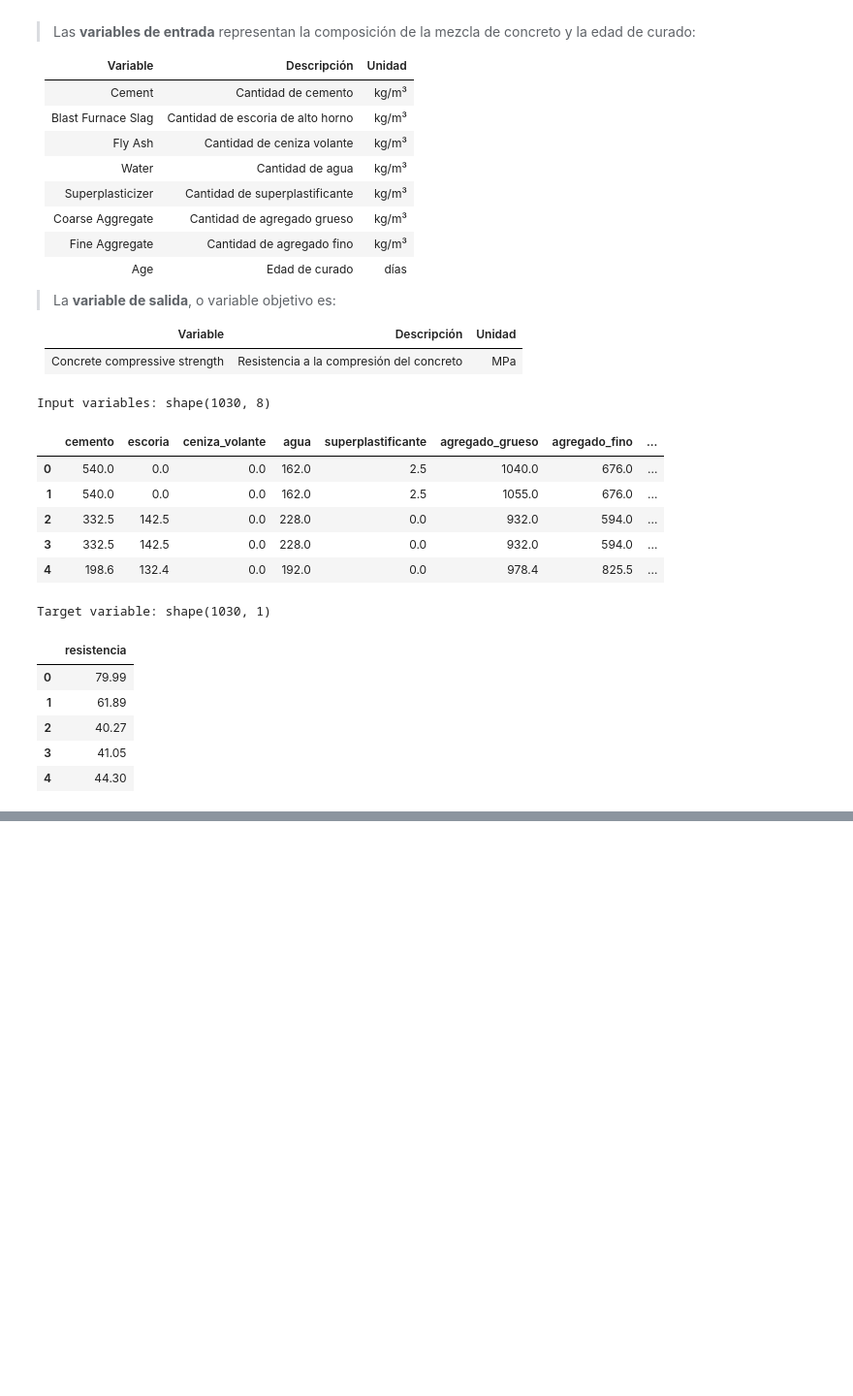
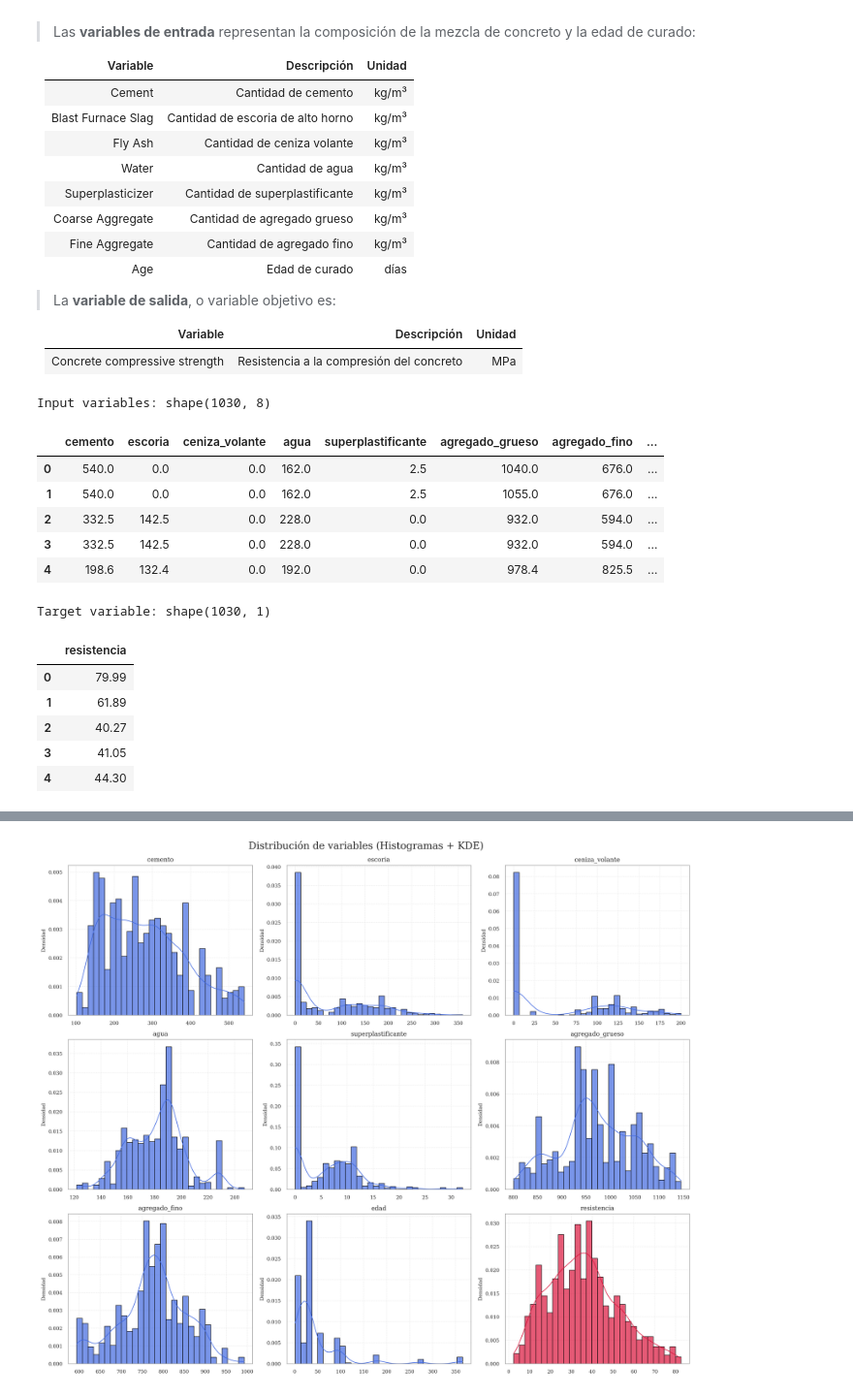
Before and after one commit to igendriz/de-datos-a-decision-inteligente-ml-ia, a Jupyter notebook: notebooks/ML4Civil&System.ipynb, the cells around one changed output, grey strips where cells are left out. Shown at 97% size. Saved outputs shown, nothing was run; the diff lists cells and outputs as text; code cells hidden in the pictures; blank space fills up the shorter version.

```diff
--- a/notebooks/ML4Civil&System.ipynb
+++ b/notebooks/ML4Civil&System.ipynb
@@ -281,0 +404,58 @@ Target variable: shape(1030, 1)
+# %%
+# ============================================
+# Visualización de distribuciones (Histogramas + KDE)
+# ============================================
+
+# import matplotlib.pyplot as plt
+# import seaborn as sns
+
+# # Configuración estética general
+# sns.set(style="whitegrid")
+
+# Obtener lista de variables
+columns = df.columns
+
+# Crear figura 3x3 (8 variables de entrada + 1 salida)
+fig, axes = plt.subplots(3, 3, figsize=(15, 12))
+axes = axes.flatten()  # Facilita iteración
+
+# Ajuste opcional: diferenciar variable de salida
+target_col = target_name
+
+for i, col in enumerate(columns):
+
+    color = "crimson" if col == target_col else "royalblue"
+
+    sns.histplot(
+        data=df,
+        x=col,
+        kde=True,
+        stat="density",
+        bins=30,
+        color=color,
+        edgecolor="black",
+        alpha=0.7,
+        ax=axes[i]
+    )
+
+    # Título del subplot
+    axes[i].set_title(col, fontsize=10)
+
+    # Etiquetas
+    axes[i].set_xlabel("")
+    axes[i].set_ylabel("Densidad")
+
+# Ajustar layout
+plt.tight_layout()
+
+# Título general
+plt.suptitle(
+    "Distribución de variables (Histogramas + KDE)",
+    fontsize=16,
+    y=1.02
+)
+
+# Mostrar figura
+plt.show()
+# %% [output]
+[figure, added]
```
Also changed, not shown: parts of 23 cells of this notebook.
